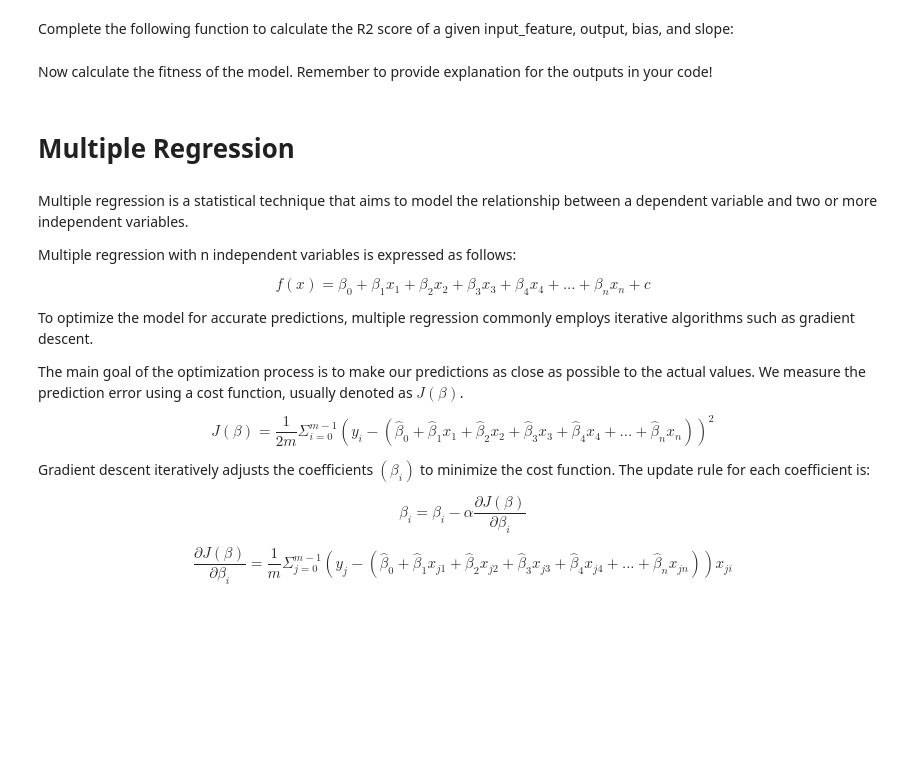
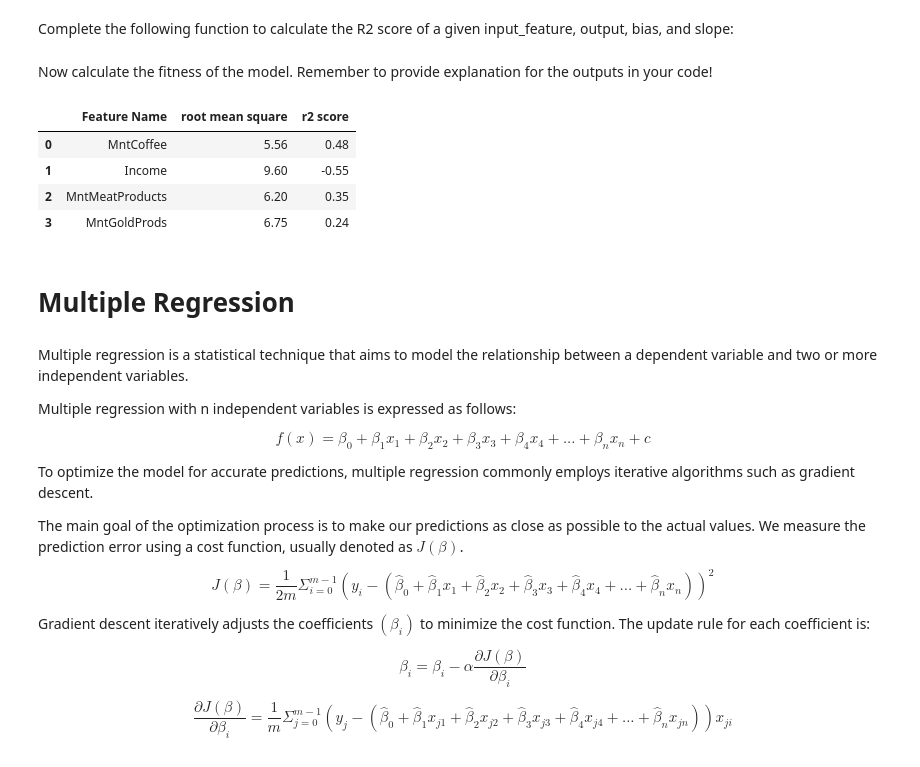
Before and after one commit to amiralirahimii/Artificial-Intelligence-Course-Projects-F2024, a Jupyter notebook: AI-CA4.ipynb, the cells around one changed output. Cells and saved outputs as stored; diff of their text form; code cells hidden in the pictures; blank space fills up the shorter version.

Commit message:
linear and multiple regression completed(multiple left a few steps)

```diff
--- a/AI-CA4.ipynb
+++ b/AI-CA4.ipynb
@@ -82,17 +201,16 @@ def simple_linear_regression(input_feature, output):
 # %% [markdown]
 Now complete this `get_regression_predictions(...)` function to predict the value of given data based on the calculated intercept and slope
-# %%
-def get_regression_predictions(input_feature, bias, slope):
-    # ToDo
-    pass
+# %%
+def get_regression_predictions(input_feature_test, bias, slope):
+    prediction = slope * input_feature_test + bias
+    return prediction
 # %% [markdown]
 Now that we have a model and can make predictions, let's evaluate our model using Root Mean Square Error (RMSE). RMSE is the square root of the mean of the squared differences between the residuals, and the residuals is just a fancy word for the difference between the predicted output and the true output.
 
 Complete the following function to compute the RSME of a simple linear regression model given the input_feature, output, intercept and slope:
 # %%
 def get_root_mean_square_error(predicted_values, outputs):
-    # ToDo
-    pass
+    return math.sqrt(((outputs - predicted_values)**2).mean())
 # %% [markdown]
 The RMSE has no bound, thus it becomes challenging to determine whether a particular RMSE value is considered good or bad without any reference point. Instead, we use R2 score. The R2 score is calculated by comparing the sum of the squared differences between the actual and predicted values of the dependent variable to the total sum of squared differences between the actual and mean values of the dependent variable. The R2 score is formulated as below:
 
@@ -106,3 +220,6 @@ def get_r2_score(predicted_values, outputs):
+# %%
+def get_r2_score(predicted_values, outputs):
+    return 1 - (((outputs - predicted_values)**2).sum() / ((outputs - outputs.mean())**2).sum())
 # %% [markdown]
 Now calculate the fitness of the model.
 Remember to provide explanation for the outputs in your code!
@@ -114,3 +226,27 @@ designated_feature_list = [] # ToDo
+# %%
+root_mean_square_values = {feature : 0 for feature, corr in top_four_features.items()}
+r2_score_values = {feature : 0 for feature, corr in top_four_features.items()}
+for feature, corr in top_four_features.items():
+    alpha, beta = simple_linear_regression(trainData[feature], trainData[target])
+    predicted_values = get_regression_predictions(testData[feature], beta, alpha)
+    root_mean_square = get_root_mean_square_error(predicted_values, testData[target])
+    root_mean_square_values[feature] = round(root_mean_square, 2)
+    r2_score = get_r2_score(predicted_values, testData[target])
+    r2_score_values[feature] = round(r2_score, 2)
+
+scores = pd.DataFrame({
+    'Feature Name': list(top_four_features.keys()),
+    'root mean square': list(root_mean_square_values.values()),
+    'r2 score': list(r2_score_values.values())
+})
+
+display(scores)
+# %% [output]
+|  | Feature Name | root mean square | r2 score |
+| 0 | MntCoffee | 5.56 | 0.48 |
+| 1 | Income | 9.60 | -0.55 |
+| 2 | MntMeatProducts | 6.20 | 0.35 |
+| 3 | MntGoldProds | 6.75 | 0.24 |
 # %% [markdown]
 # Multiple Regression
 # %% [markdown]
```
Also changed, not shown: parts of 34 cells of this notebook, 1 other file.
